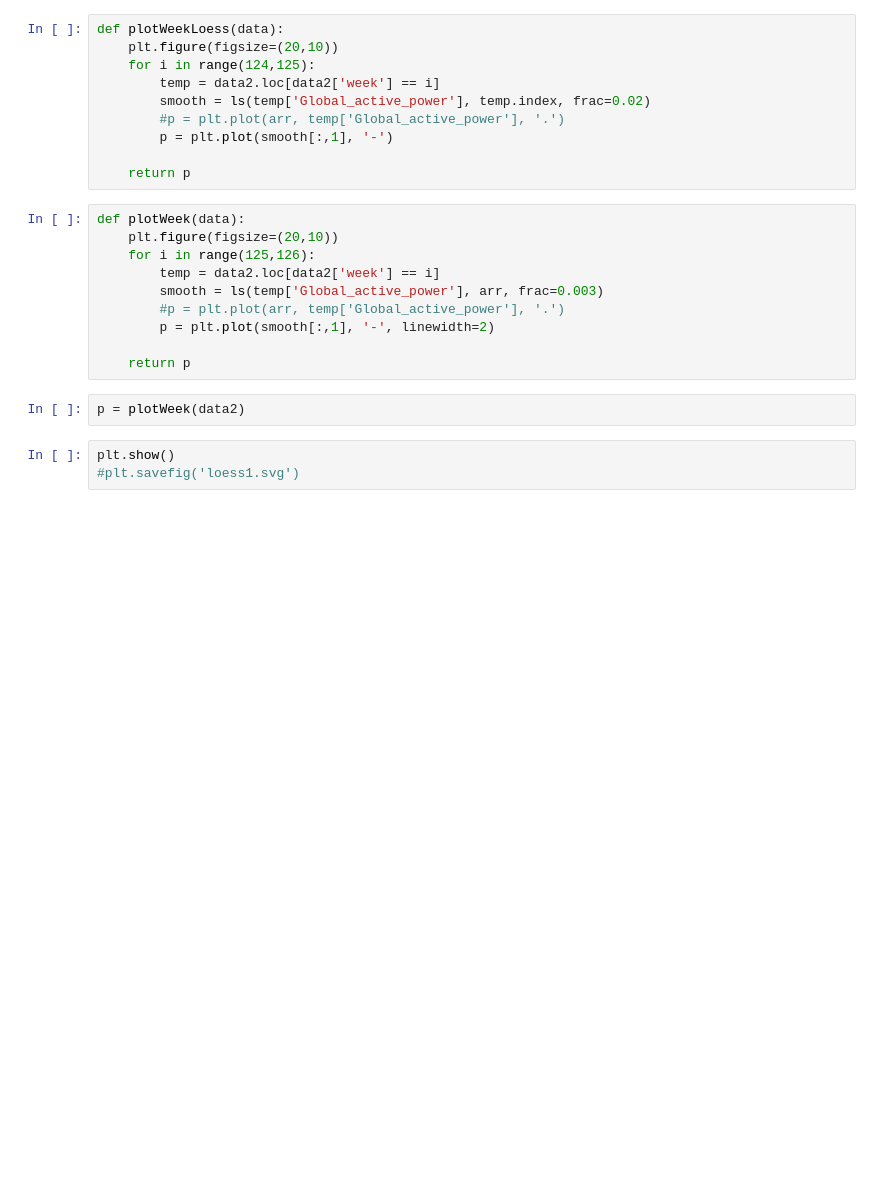
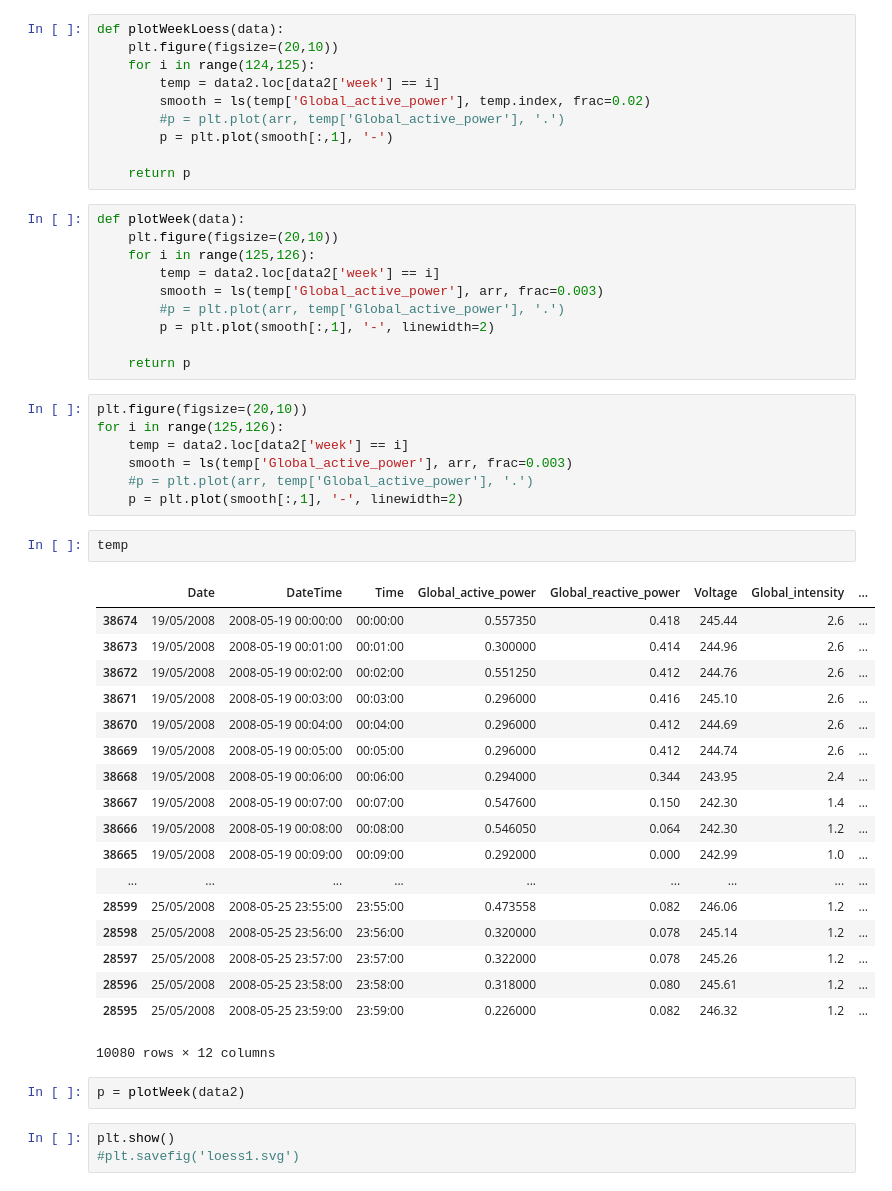
Before and after one commit to jarrodhaas/318, a Jupyter notebook: Plots.ipynb, the cells around one changed output. Cells and saved outputs as stored; diff of their text form; blank space fills up the shorter version.

```diff
--- a/Plots.ipynb
+++ b/Plots.ipynb
@@ -67,6 +66,34 @@ def plotWeek(data):
         p = plt.plot(smooth[:,1], '-', linewidth=2)
 
     return p
+# %%
+plt.figure(figsize=(20,10))
+for i in range(125,126):
+    temp = data2.loc[data2['week'] == i]
+    smooth = ls(temp['Global_active_power'], arr, frac=0.003)
+    #p = plt.plot(arr, temp['Global_active_power'], '.')
+    p = plt.plot(smooth[:,1], '-', linewidth=2)
+# %%
+temp
+# %% [output]
+|  | Date | DateTime | Time | Global_active_power | Global_reactive_power | Voltage | Global_intensity | ... |
+| 38674 | 19/05/2008 | 2008-05-19 00:00:00 | 00:00:00 | 0.557350 | 0.418 | 245.44 | 2.6 | ... |
+| 38673 | 19/05/2008 | 2008-05-19 00:01:00 | 00:01:00 | 0.300000 | 0.414 | 244.96 | 2.6 | ... |
+| 38672 | 19/05/2008 | 2008-05-19 00:02:00 | 00:02:00 | 0.551250 | 0.412 | 244.76 | 2.6 | ... |
+| 38671 | 19/05/2008 | 2008-05-19 00:03:00 | 00:03:00 | 0.296000 | 0.416 | 245.10 | 2.6 | ... |
+| 38670 | 19/05/2008 | 2008-05-19 00:04:00 | 00:04:00 | 0.296000 | 0.412 | 244.69 | 2.6 | ... |
+| 38669 | 19/05/2008 | 2008-05-19 00:05:00 | 00:05:00 | 0.296000 | 0.412 | 244.74 | 2.6 | ... |
+| 38668 | 19/05/2008 | 2008-05-19 00:06:00 | 00:06:00 | 0.294000 | 0.344 | 243.95 | 2.4 | ... |
+| 38667 | 19/05/2008 | 2008-05-19 00:07:00 | 00:07:00 | 0.547600 | 0.150 | 242.30 | 1.4 | ... |
+| 38666 | 19/05/2008 | 2008-05-19 00:08:00 | 00:08:00 | 0.546050 | 0.064 | 242.30 | 1.2 | ... |
+| 38665 | 19/05/2008 | 2008-05-19 00:09:00 | 00:09:00 | 0.292000 | 0.000 | 242.99 | 1.0 | ... |
+| ... | ... | ... | ... | ... | ... | ... | ... | ... |
+| 28599 | 25/05/2008 | 2008-05-25 23:55:00 | 23:55:00 | 0.473558 | 0.082 | 246.06 | 1.2 | ... |
+| 28598 | 25/05/2008 | 2008-05-25 23:56:00 | 23:56:00 | 0.320000 | 0.078 | 245.14 | 1.2 | ... |
+| 28597 | 25/05/2008 | 2008-05-25 23:57:00 | 23:57:00 | 0.322000 | 0.078 | 245.26 | 1.2 | ... |
+| 28596 | 25/05/2008 | 2008-05-25 23:58:00 | 23:58:00 | 0.318000 | 0.080 | 245.61 | 1.2 | ... |
+| 28595 | 25/05/2008 | 2008-05-25 23:59:00 | 23:59:00 | 0.226000 | 0.082 | 246.32 | 1.2 | ... |
+10080 rows × 12 columns
 # %%
 p = plotWeek(data2)
 # %%
```
Also changed, not shown: parts of 3 cells of this notebook, 10 other files.
